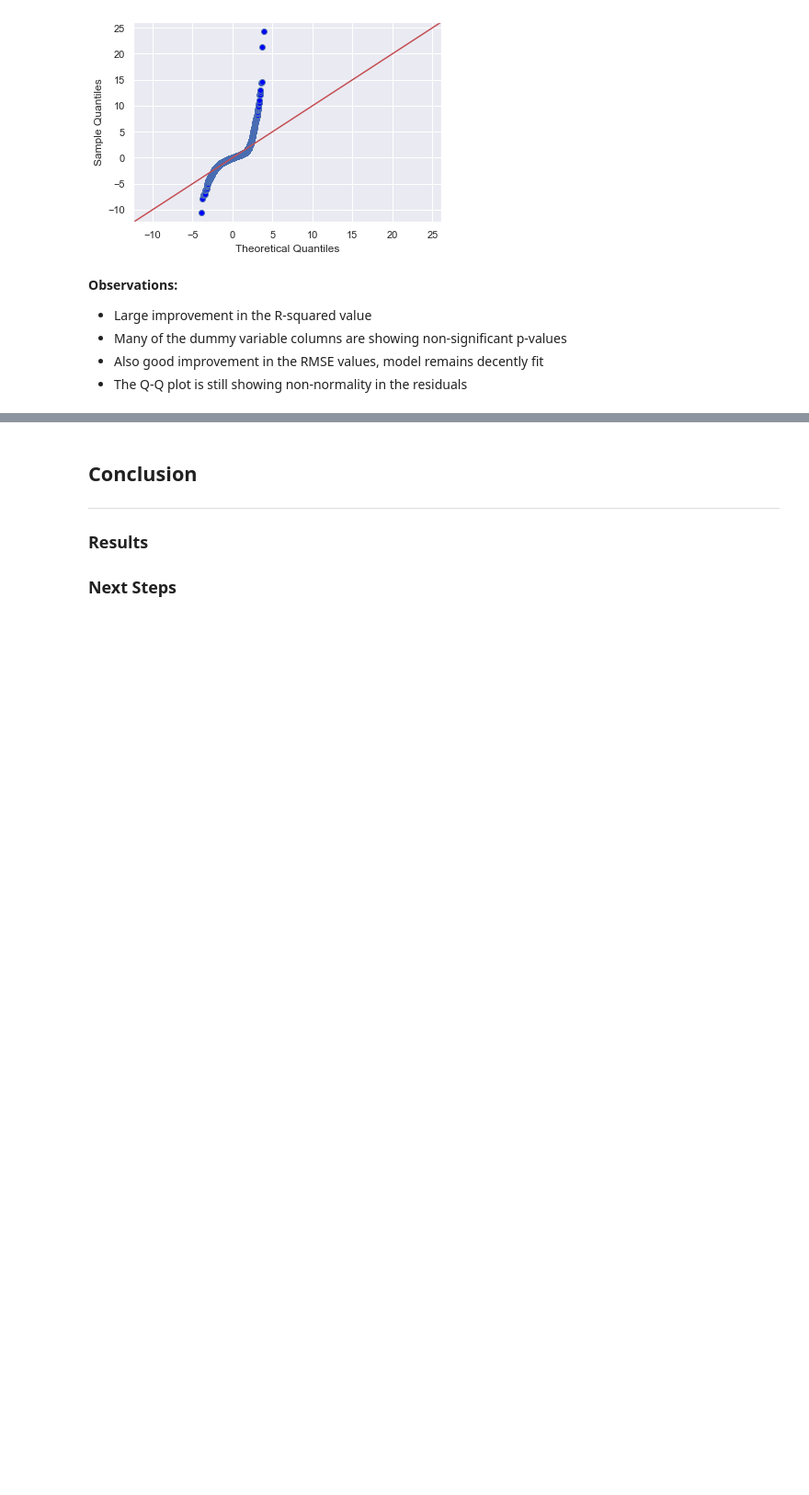
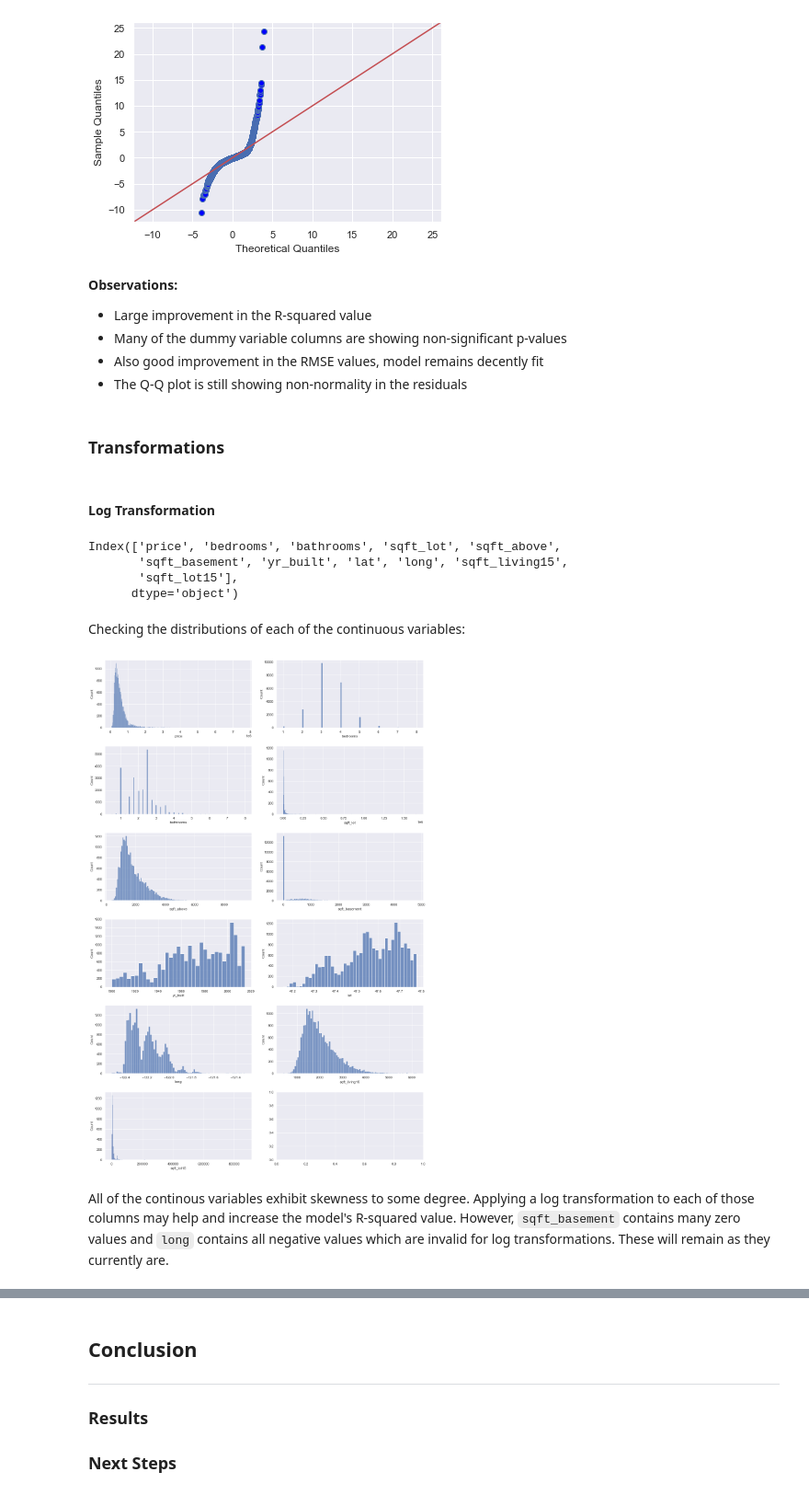
Before and after one commit to tjkyner/housing-regression-model, a Jupyter notebook: notebook.ipynb, the cells around one changed output, grey strips where cells are left out. Shown at 92% size. Drawn from its saved outputs; the diff is of its cells as text; code cells hidden in the pictures; blank space fills up the shorter version.

Commit message:
log transformed model

```diff
--- a/notebook.ipynb
+++ b/notebook.ipynb
@@ -914,3 +918,30 @@ get_qqplot(model_3);
 - Many of the dummy variable columns are showing non-significant p-values
 - Also good improvement in the RMSE values, model remains decently fit
 - The Q-Q plot is still showing non-normality in the residuals
+# %% [markdown]
+### Transformations
+# %% [markdown]
+#### Log Transformation
+# %%
+df_log = df_categoricals.copy()
+continuous = df_log.columns[:11]
+continuous
+# %% [output]
+Index(['price', 'bedrooms', 'bathrooms', 'sqft_lot', 'sqft_above',
+       'sqft_basement', 'yr_built', 'lat', 'long', 'sqft_living15',
+       'sqft_lot15'],
+      dtype='object')
+# %% [markdown]
+Checking the distributions of each of the continuous variables:
+# %%
+fig, axes = plt.subplots(nrows=6, ncols=2, figsize=(16, 24))
+axes = axes.reshape(-1)
+
+for i, col in enumerate(continuous):
+    sns.histplot(data=df_log[col], ax=axes[i])
+
+fig.tight_layout(pad=2.0)
+# %% [output]
+[figure, added]
+# %% [markdown]
+All of the continous variables exhibit skewness to some degree. Applying a log transformation to each of those columns may help and increase the model's R-squared value. However, `sqft_basement` contains many zero values and `long` contains all negative values which are invalid for log transformations. These will remain as they currently are.
```
Also changed, not shown: parts of 18 cells of this notebook.
